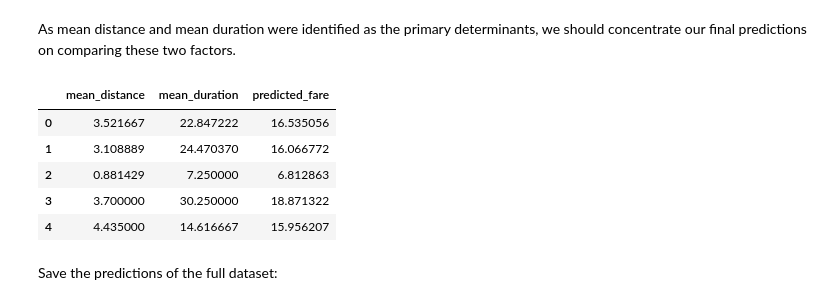
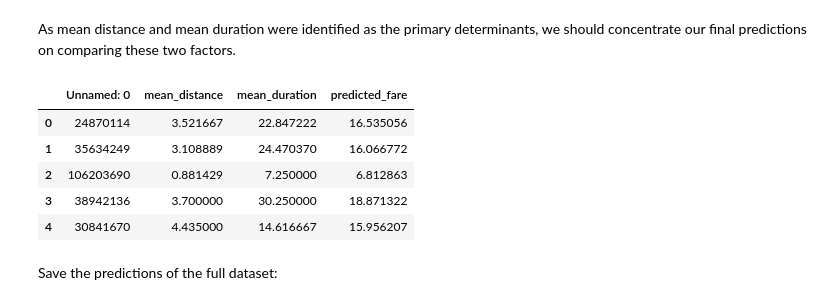
Before and after one commit to sdsouto/nyc-tlc-tip-prediction, a Jupyter notebook: TLC_MultiLinearRegression.ipynb, the cells around one changed output. Saved outputs shown, nothing was run; the diff lists cells and outputs as text; code cells hidden in the pictures.

```diff
--- a/TLC_MultiLinearRegression.ipynb
+++ b/TLC_MultiLinearRegression.ipynb
@@ -1034,17 +1034,17 @@ results_table[results_table['Data Set' ] == "Full"]
 As mean distance and mean duration were identified as the primary determinants, we should concentrate our final predictions on comparing these two factors.
 # %%
 # Combine means columns with predictions column
-nyc_preds_means = df1[['mean_distance', 'mean_duration']].copy()
+nyc_preds_means = df1[['Unnamed: 0','mean_distance', 'mean_duration']].copy()
 nyc_preds_means['predicted_fare'] = y_preds_full
 
 nyc_preds_means.head()
 # %% [output]
-|  | mean_distance | mean_duration | predicted_fare |
-| 0 | 3.521667 | 22.847222 | 16.535056 |
-| 1 | 3.108889 | 24.470370 | 16.066772 |
-| 2 | 0.881429 | 7.250000 | 6.812863 |
-| 3 | 3.700000 | 30.250000 | 18.871322 |
-| 4 | 4.435000 | 14.616667 | 15.956207 |
+|  | Unnamed: 0 | mean_distance | mean_duration | predicted_fare |
+| 0 | 24870114 | 3.521667 | 22.847222 | 16.535056 |
+| 1 | 35634249 | 3.108889 | 24.470370 | 16.066772 |
+| 2 | 106203690 | 0.881429 | 7.250000 | 6.812863 |
+| 3 | 38942136 | 3.700000 | 30.250000 | 18.871322 |
+| 4 | 30841670 | 4.435000 | 14.616667 | 15.956207 |
 # %% [markdown]
 Save the predictions of the full dataset:
 # %%
```
Also changed, not shown: parts of 1 cell of this notebook.
